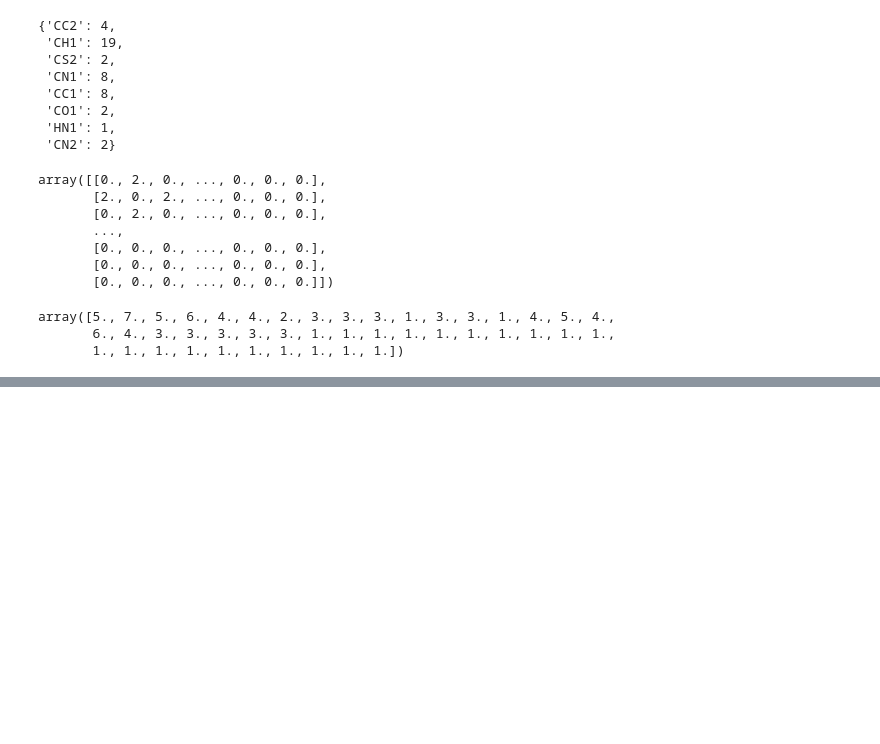
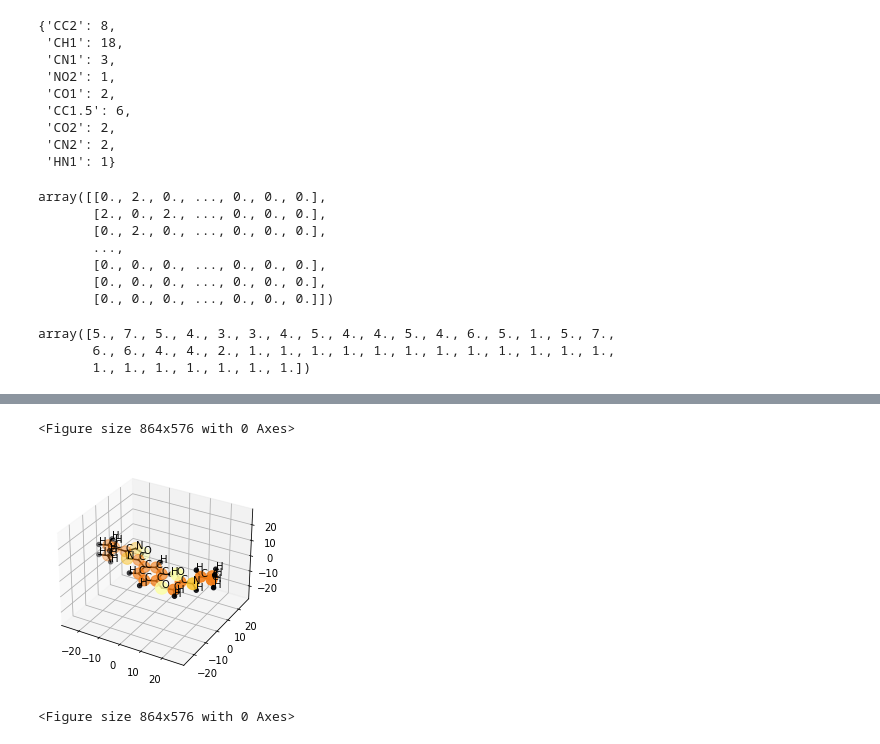
Before and after one commit to nomomon/NN-course-project, a Jupyter notebook: 2. Data preprocessing.ipynb, the cells around one changed output, grey strips where cells are left out. Drawn from its saved outputs; the diff is of its cells as text; code cells hidden in the pictures; blank space fills up the shorter version.

```diff
--- a/2. Data preprocessing.ipynb
+++ b/2. Data preprocessing.ipynb
@@ -15,18 +18,19 @@ from preprocess.convert import *
 # %%
-row = train_db.get(1)
+row = train_db.get(500)
 # %%
 dist_mat, _ = get_distance_matrix(row)
 # %%
 get_bond_counts(dist_mat, row.symbols)
 # %% [output]
-{'CC2': 4,
- 'CH1': 19,
- 'CS2': 2,
- 'CN1': 8,
- 'CC1': 8,
+{'CC2': 8,
+ 'CH1': 18,
+ 'CN1': 3,
+ 'NO2': 1,
  'CO1': 2,
- 'HN1': 1,
- 'CN2': 2}
+ 'CC1.5': 6,
+ 'CO2': 2,
+ 'CN2': 2,
+ 'HN1': 1}
 # %%
 bond_matrix = get_bond_type_matrix(dist_mat, row.symbols)
 
@@ -42,60 +46,9 @@ array([[0., 2., 0., ..., 0., 0., 0.],
 # %%
 bond_matrix.sum(axis=1)
 # %% [output]
-array([5., 7., 5., 6., 4., 4., 2., 3., 3., 3., 1., 3., 3., 1., 4., 5., 4.,
-       6., 4., 3., 3., 3., 3., 3., 1., 1., 1., 1., 1., 1., 1., 1., 1., 1.,
-       1., 1., 1., 1., 1., 1., 1., 1., 1., 1.])
+array([5., 7., 5., 4., 3., 3., 4., 5., 4., 4., 5., 4., 6., 5., 1., 5., 7.,
+       6., 6., 4., 4., 2., 1., 1., 1., 1., 1., 1., 1., 1., 1., 1., 1., 1.,
+       1., 1., 1., 1., 1., 1., 1.])
 # %%
-def display_molecule(row, plt):
-    fig = plt.figure()
-    fig.set_size_inches(12, 8)
-
-    ax = plt.axes(projection='3d')
-    # ax.grid(False)
-
-    def init():
-        p = row.positions
-        s = row.symbols
-        n = row.numbers
-
-        x = p[:, 0]
-        y = p[:, 1]
-        z = p[:, 2]
-
-        ax.scatter(x, y, z,
-            s = n*20,        # size
-            c = n,           # color
-            cmap = 'inferno'
-        )
-
-        dist_mat, _ = get_distance_matrix(row)
-        bond_matrix = get_bond_type_matrix(dist_mat, row.symbols)
-
-        for i in range(len(p)):
-            ax.text(x[i], y[i], z[i], " " + s[i])
-
-        for i in range(len(p)):
-            for j in range(i+1, len(p)):
-                if bond_matrix[i][j] != 0:
-                    lx = np.array([x[i], x[j]])
-                    ly = np.array([y[i], y[j]])
-                    lz = np.array([z[i], z[j]])
-
-                    ax.plot(lx, ly, lz, color='black')
-                    ax.text(lx.mean(), ly.mean(), lz.mean(), str(int(bond_matrix[i][j])))
-        return fig,
-
-
-    def animate(i):
-        ax.view_init(elev=10., azim=i)
-        return fig,
-
-
-    anim = animation.FuncAnimation(fig, animate, init_func=init,
-                                   frames=360, interval=30, blit=True)
-
-    plt.close()
-    return HTML(anim.to_html5_video())
-
-display_molecule(row, plt)
+display_molecule(row, equal_aspect_ratio=True, bond_type=False)
 # %% [output]
@@ -102,0 +55,3 @@ display_molecule(row, plt)
+<Figure size 864x576 with 0 Axes>
+[figure, added]
+<Figure size 864x576 with 0 Axes>
```
Also changed, not shown: parts of 7 cells of this notebook, 3 other files.
